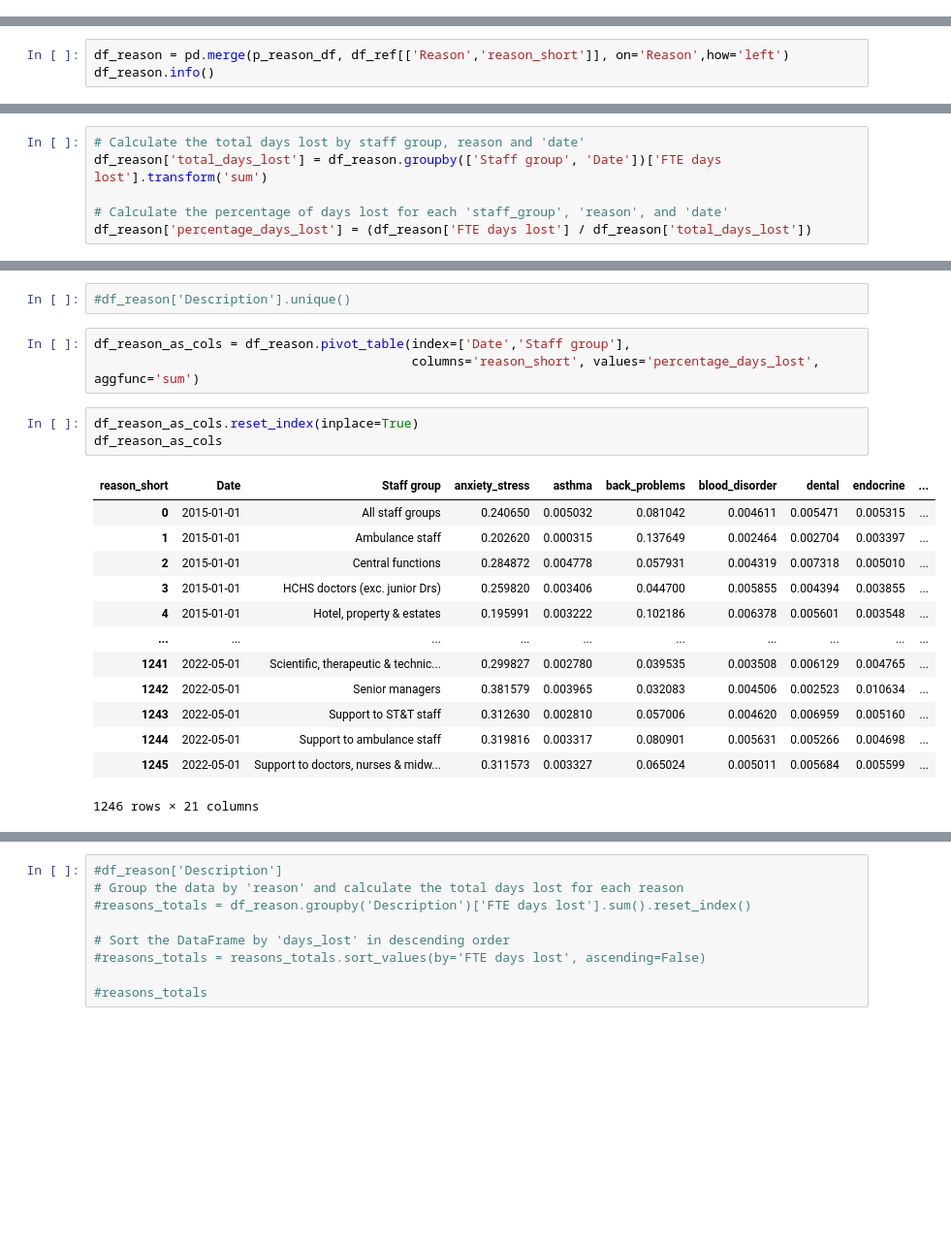
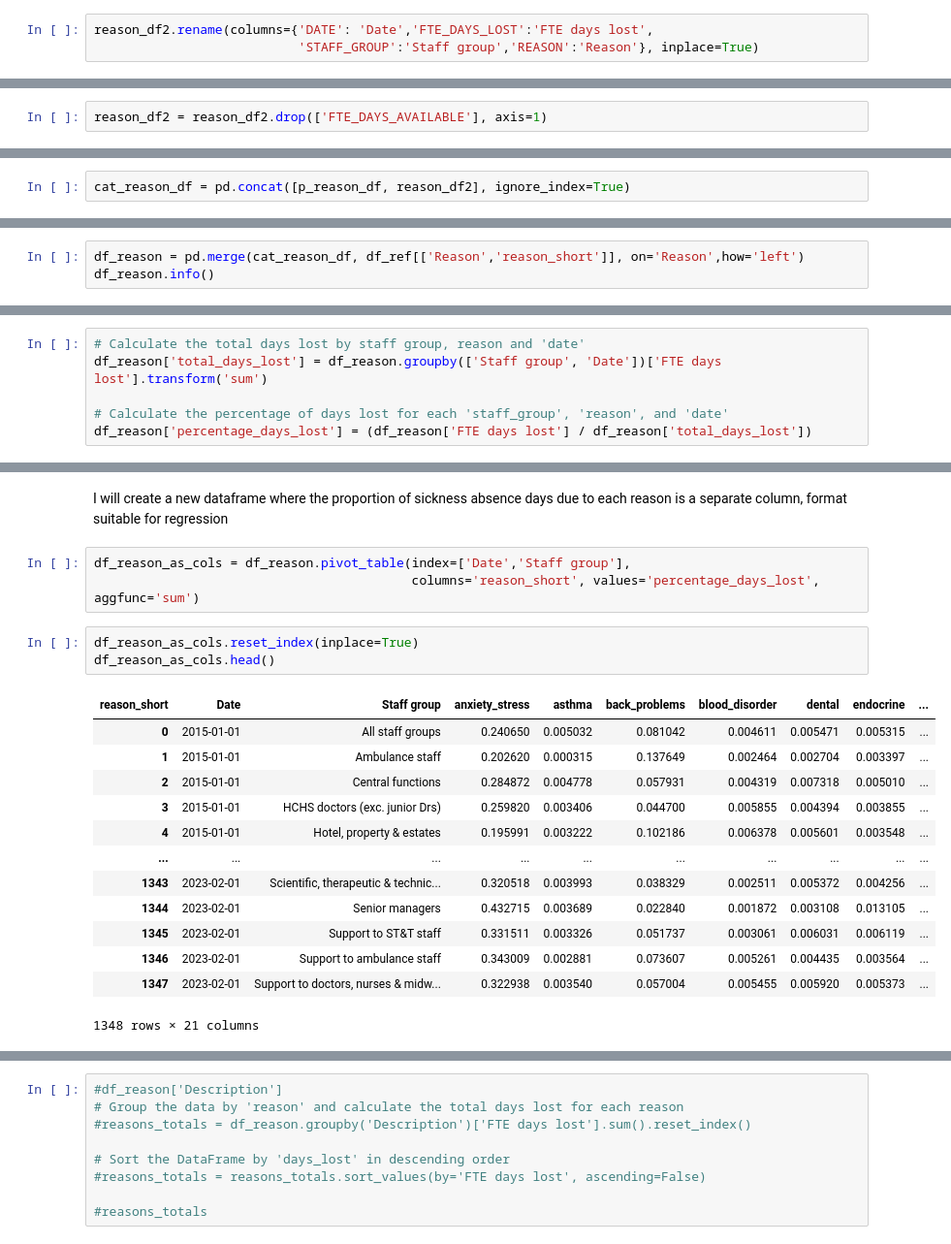
Before and after one commit to marierrogers/HSMAproject2023, a Jupyter notebook: 01_data/data_wrangling/NHSD_sicknessabsence_scraper.ipynb, the cells around one changed output, grey strips where cells are left out. Shown at 97% size. Saved outputs shown, nothing was run; the diff lists cells and outputs as text; blank space fills up the shorter version.

```diff
--- a/01_data/data_wrangling/NHSD_sicknessabsence_scraper.ipynb
+++ b/01_data/data_wrangling/NHSD_sicknessabsence_scraper.ipynb
@@ -296,3 +355,6 @@ reason_df.head()
+# %%
+reason_df2.rename(columns={'DATE': 'Date','FTE_DAYS_LOST':'FTE days lost',
+                           'STAFF_GROUP':'Staff group','REASON':'Reason'}, inplace=True)
 # %%
 reason_df['Type'].unique()
 # %% [output]
@@ -322,0 +372,2 @@ p_reason_df = p_reason_df.drop(['FTE days available'], axis=1)
+# %%
+reason_df2 = reason_df2.drop(['FTE_DAYS_AVAILABLE'], axis=1)
@@ -322,0 +392,2 @@ p_reason_df = p_reason_df.drop(['FTE days available'], axis=1)
+# %%
+cat_reason_df = pd.concat([p_reason_df, reason_df2], ignore_index=True)
@@ -345,7 +430,7 @@ memory usage: 20.7+ KB
 # %% [markdown]
 Add description information to main df
 # %%
-df_reason = pd.merge(p_reason_df, df_ref[['Reason','reason_short']], on='Reason',how='left')
+df_reason = pd.merge(cat_reason_df, df_ref[['Reason','reason_short']], on='Reason',how='left')
 df_reason.info()
 # %% [output]
 <class 'pandas.core.frame.DataFrame'>
@@ -474,22 +525,22 @@ df_reason.tail()
-# %%
-#df_reason['Description'].unique()
+# %% [markdown]
+I will create a new dataframe where the proportion of sickness absence days due to each reason is a separate column, format suitable for regression
 # %%
 df_reason_as_cols = df_reason.pivot_table(index=['Date','Staff group'],
                                           columns='reason_short', values='percentage_days_lost', aggfunc='sum')
 # %%
 df_reason_as_cols.reset_index(inplace=True)
-df_reason_as_cols
+df_reason_as_cols.head()
 # %% [output]
 | reason_short | Date | Staff group | anxiety_stress | asthma | back_problems | blood_disorder | dental | endocrine | ... |
 | 0 | 2015-01-01 | All staff groups | 0.240650 | 0.005032 | 0.081042 | 0.004611 | 0.005471 | 0.005315 | ... |
 | 1 | 2015-01-01 | Ambulance staff | 0.202620 | 0.000315 | 0.137649 | 0.002464 | 0.002704 | 0.003397 | ... |
 | 2 | 2015-01-01 | Central functions | 0.284872 | 0.004778 | 0.057931 | 0.004319 | 0.007318 | 0.005010 | ... |
 | 3 | 2015-01-01 | HCHS doctors (exc. junior Drs) | 0.259820 | 0.003406 | 0.044700 | 0.005855 | 0.004394 | 0.003855 | ... |
 | 4 | 2015-01-01 | Hotel, property & estates | 0.195991 | 0.003222 | 0.102186 | 0.006378 | 0.005601 | 0.003548 | ... |
 | ... | ... | ... | ... | ... | ... | ... | ... | ... | ... |
-| 1241 | 2022-05-01 | Scientific, therapeutic & technic... | 0.299827 | 0.002780 | 0.039535 | 0.003508 | 0.006129 | 0.004765 | ... |
-| 1242 | 2022-05-01 | Senior managers | 0.381579 | 0.003965 | 0.032083 | 0.004506 | 0.002523 | 0.010634 | ... |
-| 1243 | 2022-05-01 | Support to ST&T staff | 0.312630 | 0.002810 | 0.057006 | 0.004620 | 0.006959 | 0.005160 | ... |
-| 1244 | 2022-05-01 | Support to ambulance staff | 0.319816 | 0.003317 | 0.080901 | 0.005631 | 0.005266 | 0.004698 | ... |
-| 1245 | 2022-05-01 | Support to doctors, nurses & midw... | 0.311573 | 0.003327 | 0.065024 | 0.005011 | 0.005684 | 0.005599 | ... |
+| 1343 | 2023-02-01 | Scientific, therapeutic & technic... | 0.320518 | 0.003993 | 0.038329 | 0.002511 | 0.005372 | 0.004256 | ... |
+| 1344 | 2023-02-01 | Senior managers | 0.432715 | 0.003689 | 0.022840 | 0.001872 | 0.003108 | 0.013105 | ... |
+| 1345 | 2023-02-01 | Support to ST&T staff | 0.331511 | 0.003326 | 0.051737 | 0.003061 | 0.006031 | 0.006119 | ... |
+| 1346 | 2023-02-01 | Support to ambulance staff | 0.343009 | 0.002881 | 0.073607 | 0.005261 | 0.004435 | 0.003564 | ... |
+| 1347 | 2023-02-01 | Support to doctors, nurses & midw... | 0.322938 | 0.003540 | 0.057004 | 0.005455 | 0.005920 | 0.005373 | ... |
-1246 rows × 21 columns
+1348 rows × 21 columns
```
Also changed, not shown: parts of 43 cells of this notebook, 2 other files.
